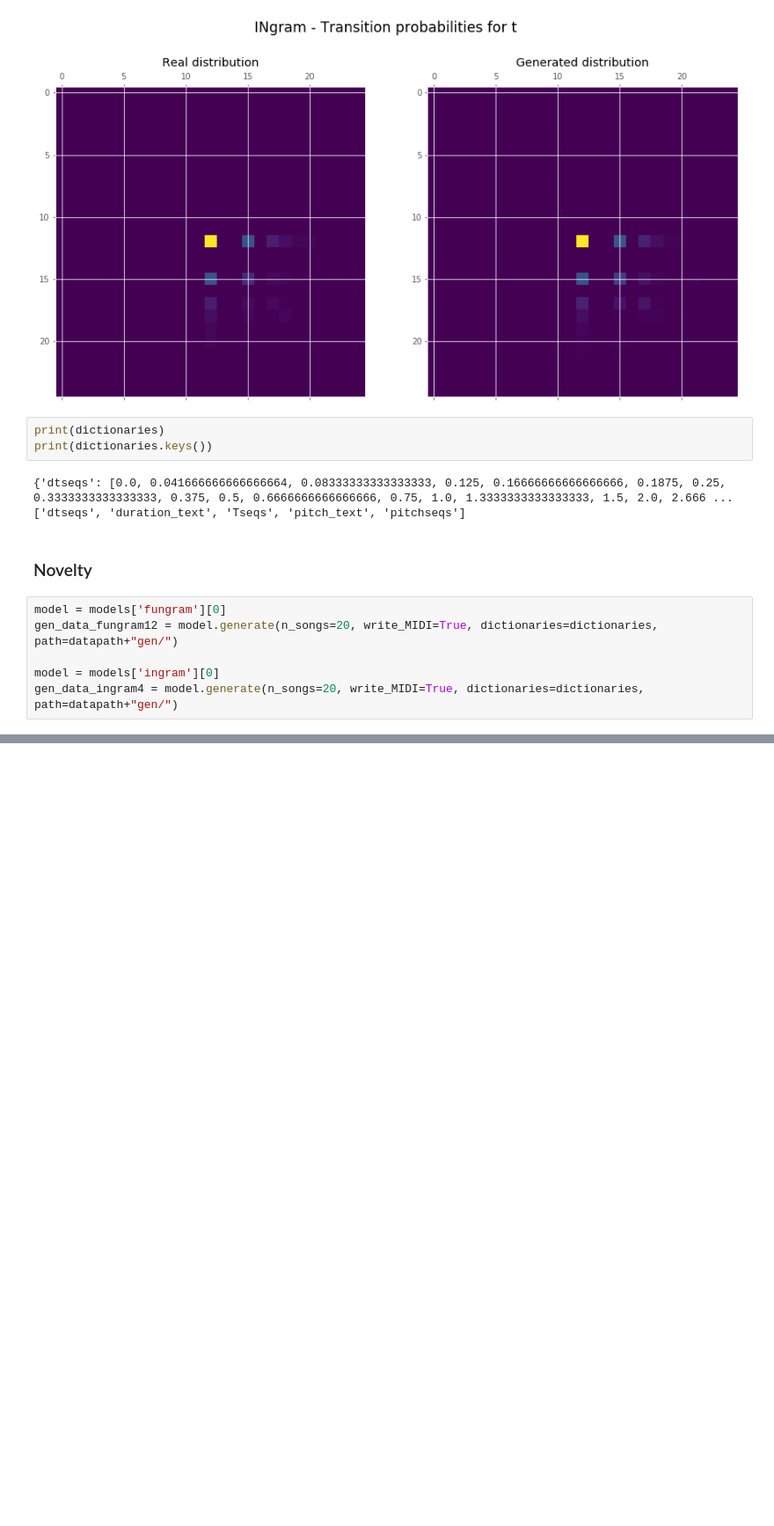
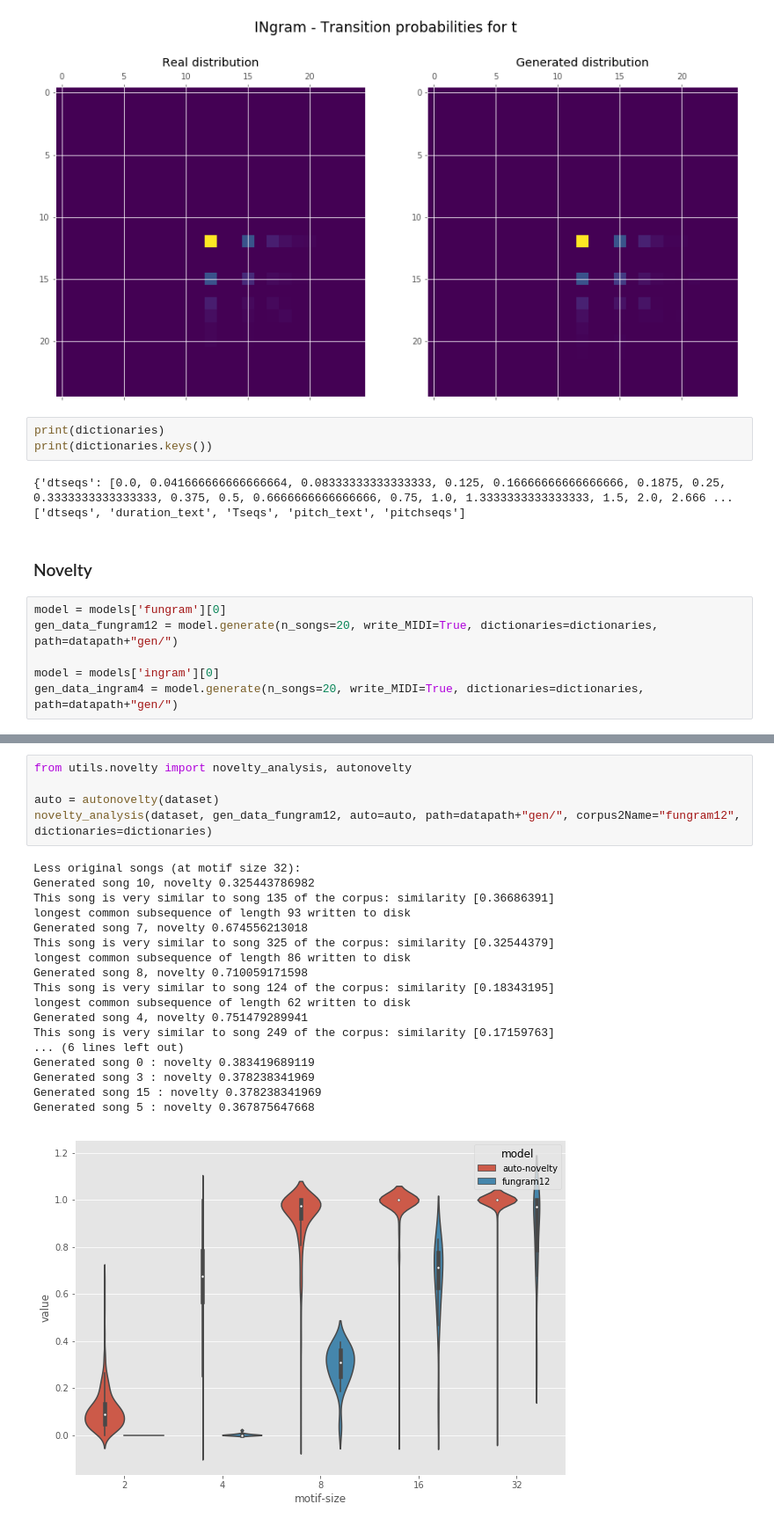
Before and after one commit to adrian-valente/evamus, a Jupyter notebook: src/Evaluation-pipeline.ipynb, the cells around one changed output, grey strips where cells are left out. Shown at 88% size. Drawn from its saved outputs; the diff is of its cells as text; blank space fills up the shorter version.

Commit message:
better features novelty

```diff
--- a/src/Evaluation-pipeline.ipynb
+++ b/src/Evaluation-pipeline.ipynb
@@ -207,0 +180,24 @@ Comparison INgram4 in 0.793051958084s
+# %%
+from utils.novelty import novelty_analysis, autonovelty
+
+auto = autonovelty(dataset)
+novelty_analysis(dataset, gen_data_fungram12, auto=auto, path=datapath+"gen/", corpus2Name="fungram12", dictionaries=dictionaries)
+# %% [output]
+Less original songs (at motif size 32):
+Generated song 10, novelty 0.325443786982
+This song is very similar to song 135 of the corpus: similarity [0.36686391]
+longest common subsequence of length 93 written to disk
+Generated song 7, novelty 0.674556213018
+This song is very similar to song 325 of the corpus: similarity [0.32544379]
+longest common subsequence of length 86 written to disk
+Generated song 8, novelty 0.710059171598
+This song is very similar to song 124 of the corpus: similarity [0.18343195]
+longest common subsequence of length 62 written to disk
+Generated song 4, novelty 0.751479289941
+This song is very similar to song 249 of the corpus: similarity [0.17159763]
+... (6 lines left out)
+Generated song 0 : novelty 0.383419689119
+Generated song 3 : novelty 0.378238341969
+Generated song 15 : novelty 0.378238341969
+Generated song 5 : novelty 0.367875647668
+[figure, added]
```
Also changed, not shown: parts of 4 cells of this notebook, 4 other files.
